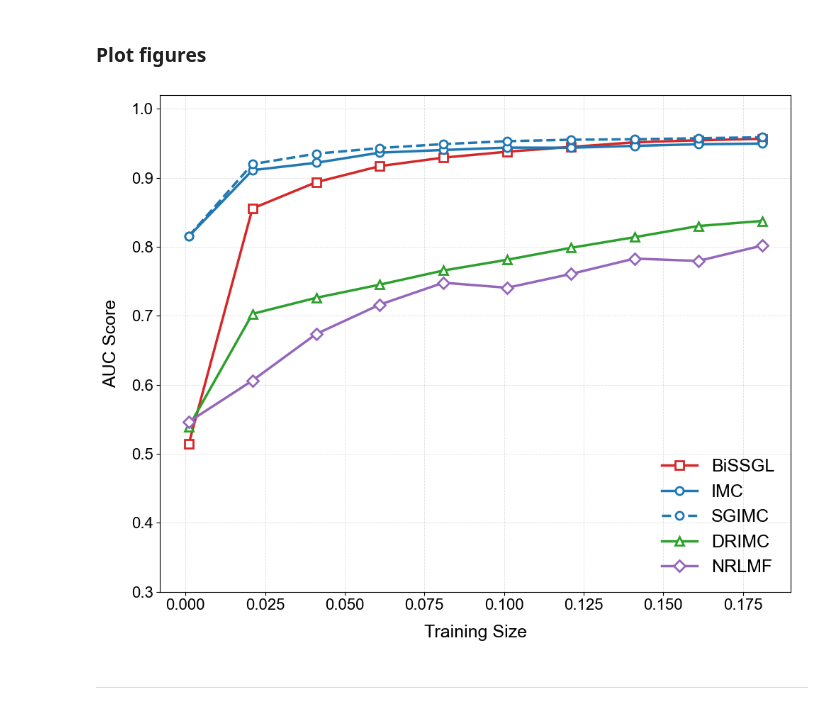
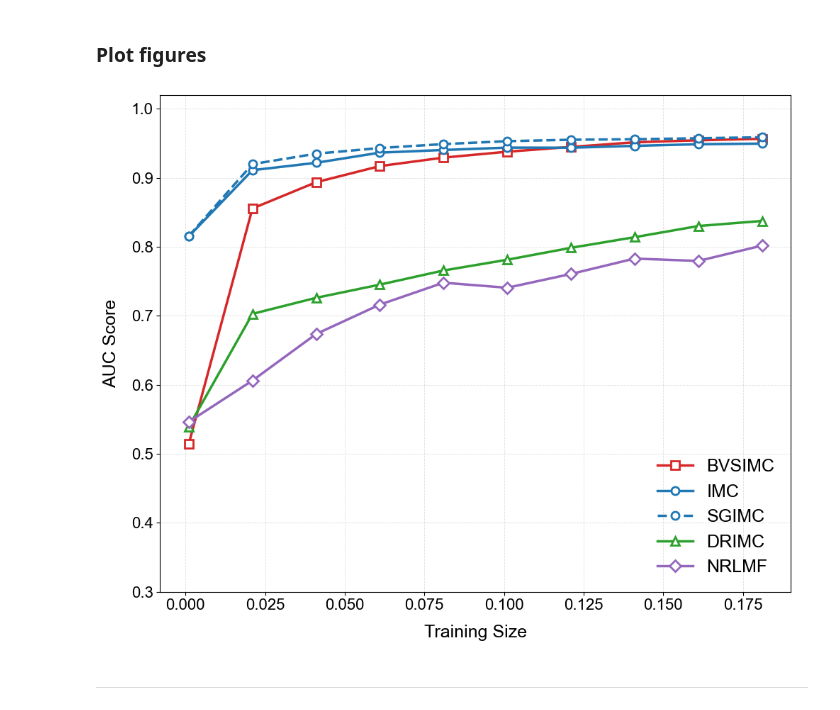
Before and after one commit to Sijianf/BVSIMC, a Jupyter notebook: scripts/realAnalysis/tuberculosis/cv_visualization.ipynb, the cells around one changed output. Cells and saved outputs as stored; diff of their text form; code cells hidden in the pictures.

Commit message:
Changed BiSSGL to BVSIMC labels

```diff
--- a/scripts/realAnalysis/tuberculosis/cv_visualization.ipynb
+++ b/scripts/realAnalysis/tuberculosis/cv_visualization.ipynb
@@ -119,10 +119,12 @@ def get_test_results(results, param="train_size", hyp_param="C_group"):
 # %% [markdown]
 ## Case 1: clear
 # %%
-PATH_ROOT = "/Users/sijianfan/Documents/projects/BiSSGL"
+PATH_ROOT = "/Users/sijianfan/projects/BiSSGL"
 PATH_DATA = os.path.join(PATH_ROOT, "datasets/realAnalysis/tuberculosis/cv_data")
 
-PATH_OUTPUT = os.path.join(PATH_ROOT, "outputs/results/realAnalysis/tuberculosis")
+PATH_OUTPUT = os.path.join(
+    PATH_ROOT, "outputs/results/realAnalysis/tuberculosis/separate"
+)
 
 if not os.path.isdir(PATH_OUTPUT):
     os.makedirs(PATH_OUTPUT)
@@ -289,7 +291,7 @@ array([[0.001     , 0.021     , 0.041     , 0.061     , 0.081     ,
 ### DRIMC
 # %%
 filename_results = []
-filename_results.append(os.path.join(PATH_OUTPUT, "20260112_223200results_drimc.gz"))
+filename_results.append(os.path.join(PATH_OUTPUT, "results_drimc.gz"))
 
 # for fn in os.listdir(PATH_ARCHIVE):
 #     filename_results.append(os.path.join(PATH_ARCHIVE, fn))
@@ -418,7 +420,7 @@ plt.figure(figsize=(10, 8))
 plt.plot(
     results_bissgl[0],
     results_bissgl[1],
-    label="BiSSGL",
+    label="BVSIMC",
     linewidth=2.5,
     markersize=8,
     markerfacecolor="white",
@@ -477,35 +479,35 @@ plt.ylabel("AUC Score", fontsize=18, labelpad=12)
 
 # Ticks
 plt.xticks(fontsize=16)
 plt.yticks(fontsize=16)
 
 # Light grid (optional but modern)
 plt.grid(
     True,
     which="major",
     linestyle="--",
     linewidth=0.6,
     alpha=0.4,
 )
 
 # Legend
 plt.legend(
     fontsize=18,
     loc="lower right",
     frameon=False,
 )
 
 plt.tight_layout()
 # plt.show()
 plt.savefig(
-    os.path.join(PATH_FIGURE, "roc_auc_comparison.pdf"),
+    os.path.join(PATH_FIGURE, "tb_roc_auc_comparison_separate.pdf"),
     format="pdf",
     bbox_inches="tight",
 )
 plt.show()
 plt.close()
 # %% [output]
-[figure, old version]
+[figure, new version]
 # %% [markdown]
 ---
 # %% [markdown]
```
Also changed, not shown: parts of 13 cells of this notebook, 15 other files.
